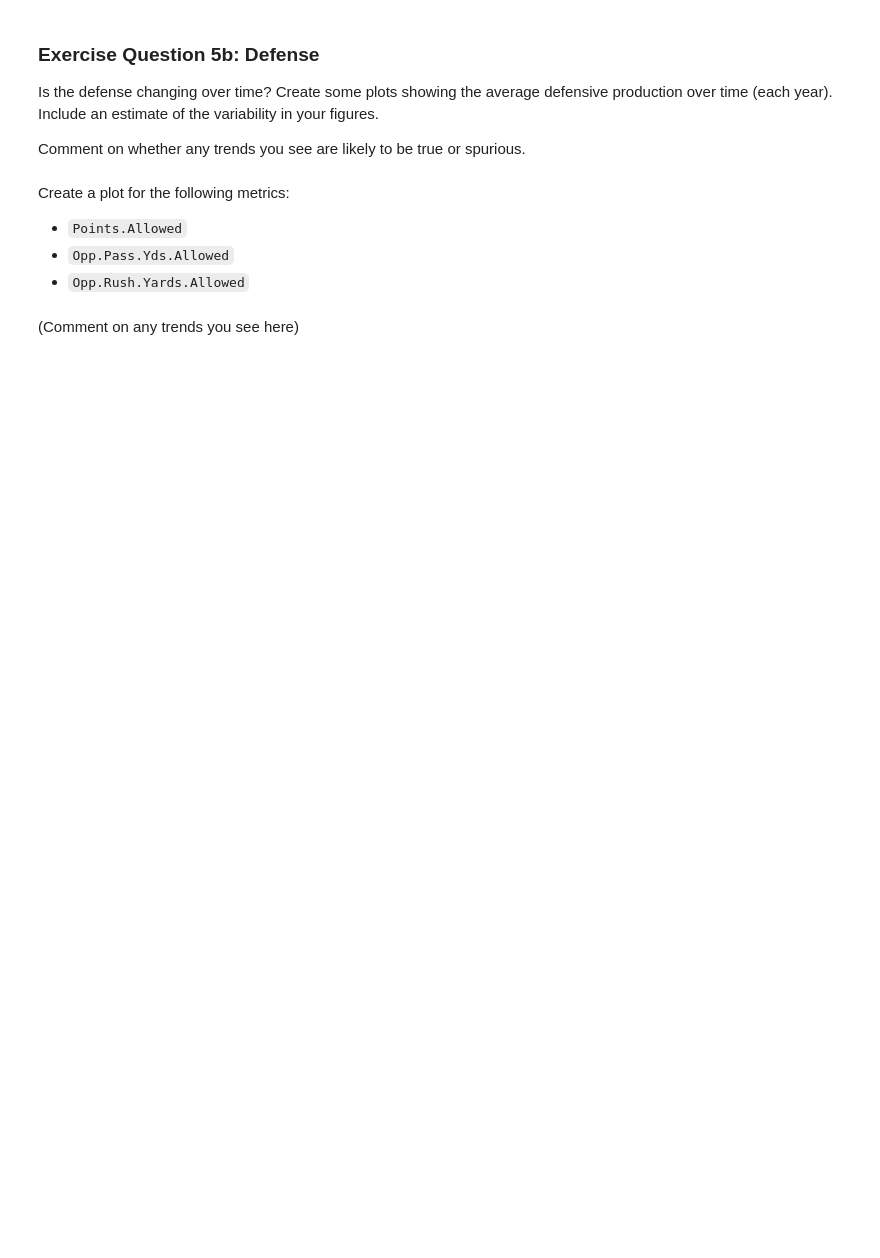
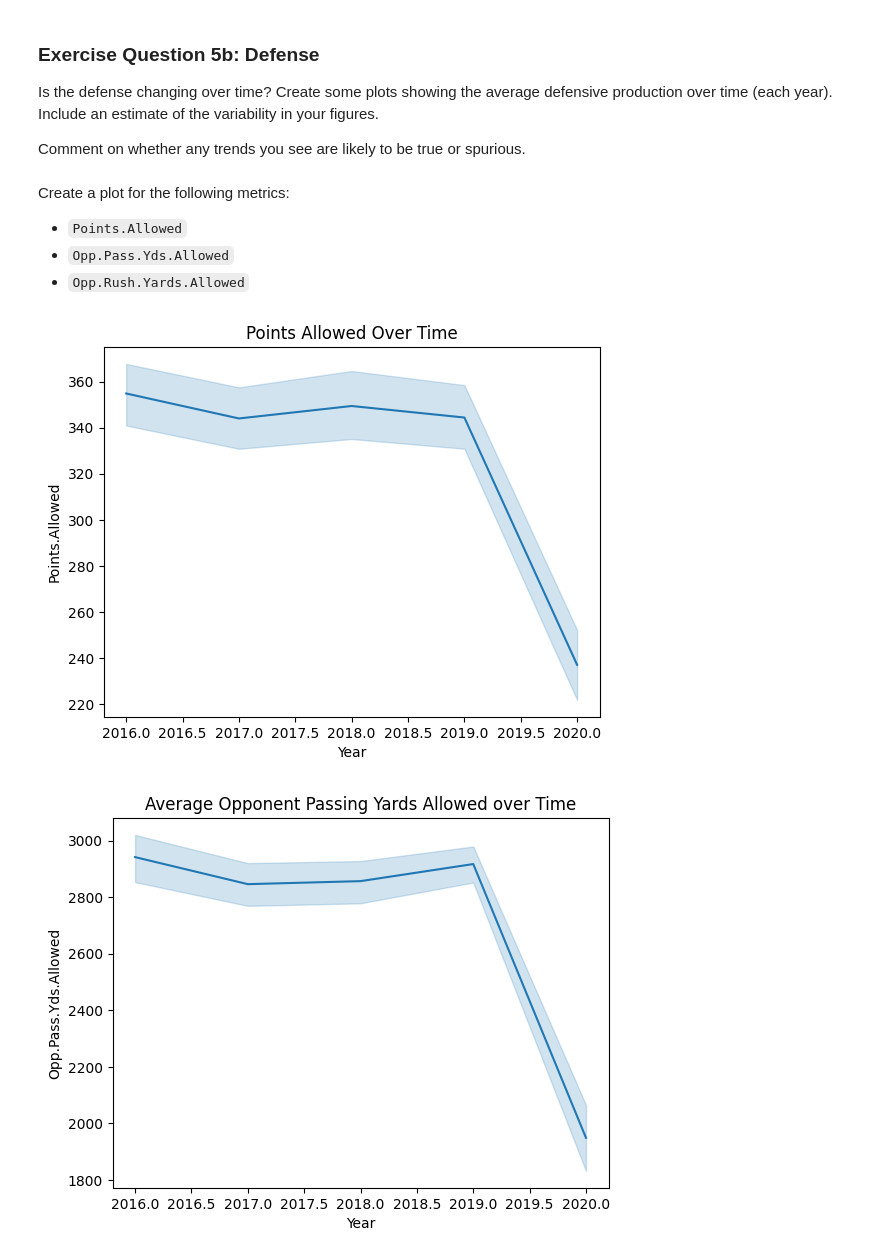
Before and after one commit to LoganGrant1999/CS180-LAB2, a Jupyter notebook: labs/04-wrangling.ipynb, the cells around one changed output. Saved outputs shown, nothing was run; the diff lists cells and outputs as text; code cells hidden in the pictures; blank space fills up the shorter version.

```diff
--- a/labs/04-wrangling.ipynb
+++ b/labs/04-wrangling.ipynb
@@ -265,2 +289,32 @@ Create a plot for the following metrics:
-# %% [markdown]
-(Comment on any trends you see here)
+# %%
+# Create a few plots showing how each metric changed over time:
+
+sns.lineplot(data=cfb, x="Year", y="Points.Allowed")
+
+plt.title("Points Allowed Over Time")
+
+plt.show()
+
+
+sns.lineplot(data=cfb, x="Year", y="Opp.Pass.Yds.Allowed")
+
+plt.title("Average Opponent Passing Yards Allowed over Time")
+
+plt.show()
+
+
+sns.lineplot(data=cfb, x="Year", y="Opp.Rush.Yards.Allowed")
+
+plt.title("Average Opponent Rushing Yards Allowed over Time")
+
+plt.show()
+
+
+print(cfb.groupby("Year")["Points.Allowed"].agg(["mean", "std"]))
+
+print(cfb.groupby("Year")["Opp.Pass.Yds.Allowed"].agg(["mean", "std"]))
+
+print(cfb.groupby("Year")["Opp.Rush.Yards.Allowed"].agg(["mean", "std"]))
+# %% [output]
+[figure, added]
+[figure, added]
```
Also changed, not shown: parts of 7 cells of this notebook.
